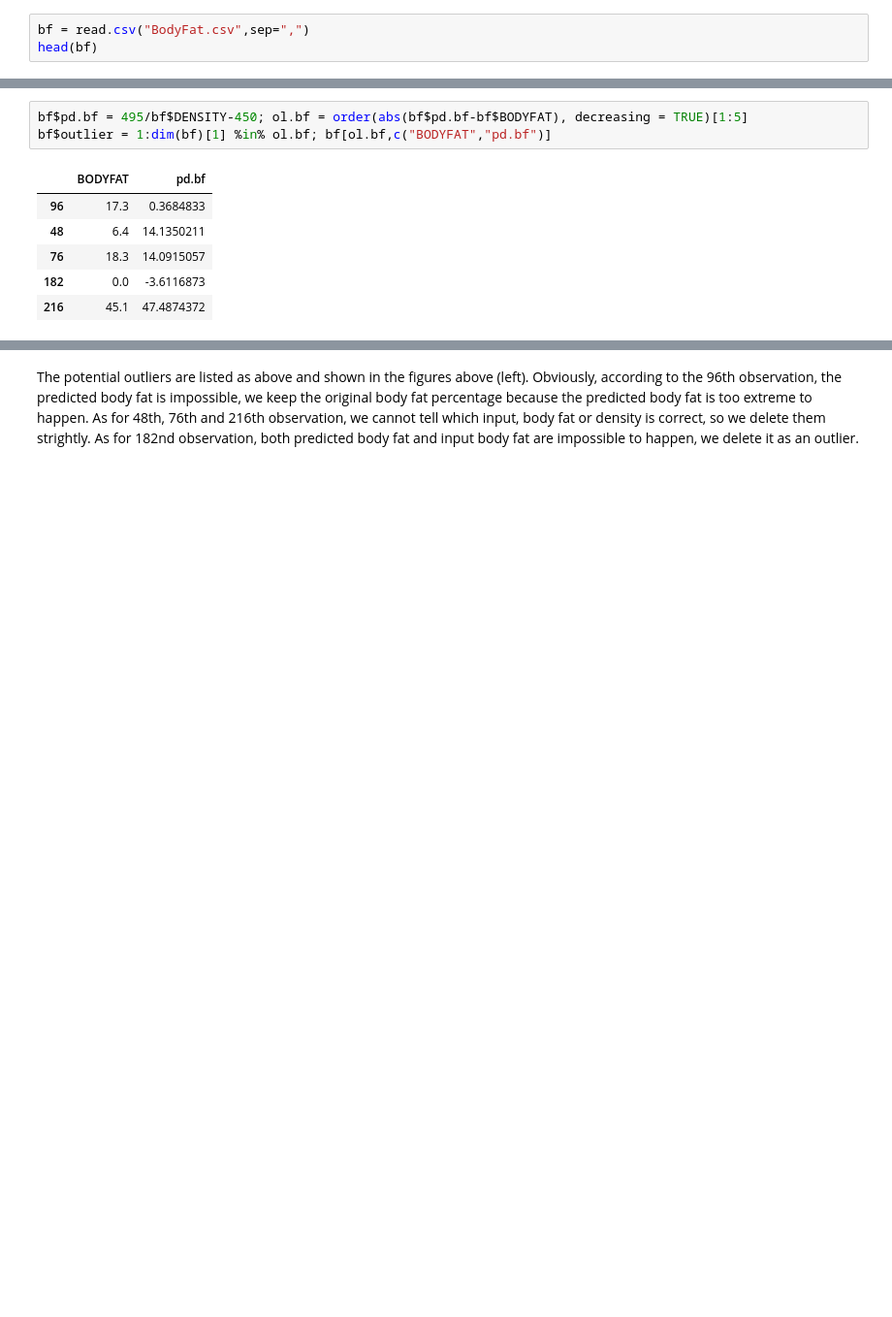
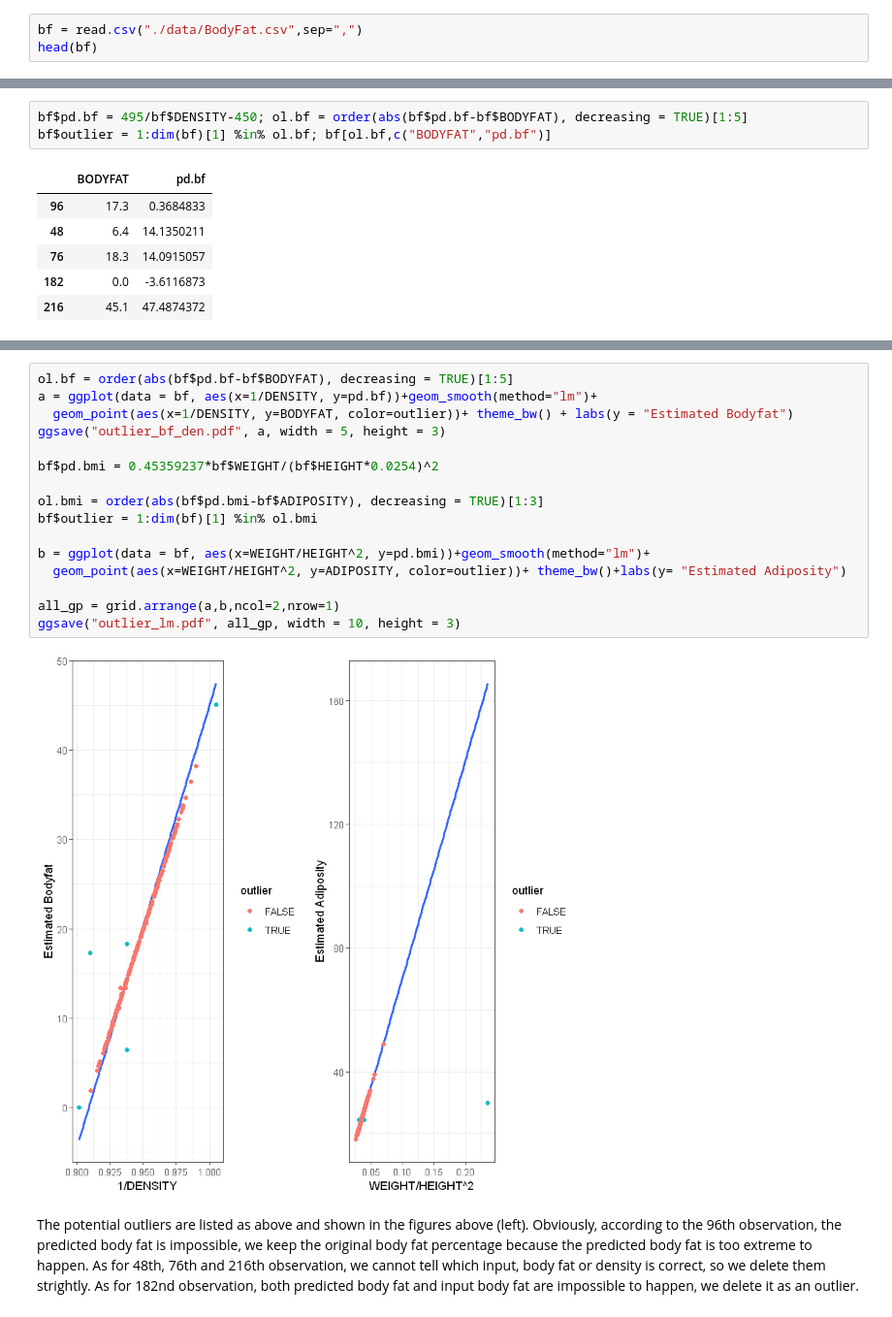
Before and after one commit to yzeng58/bodyfat-calculator, a Jupyter notebook: Jupiter_Summary.ipynb, the cells around one changed output, grey strips where cells are left out. Shown: that part at 97% size. Saved outputs shown, nothing was run; the diff lists cells and outputs as text; blank space fills up the shorter version.

```diff
--- a/Jupiter_Summary.ipynb
+++ b/Jupiter_Summary.ipynb
@@ -20,5 +29,5 @@ However, it is difficult for doctors to determine body volume (body density) by
 # %%
-bf = read.csv("BodyFat.csv",sep=",")
+bf = read.csv("./data/BodyFat.csv",sep=",")
 head(bf)
 # %% [output]
 | IDNO | BODYFAT | DENSITY | AGE | WEIGHT | HEIGHT | ADIPOSITY | NECK | CHEST | ABDOMEN | HIP | THIGH | ... |
@@ -51,3 +58,21 @@ bf$outlier = 1:dim(bf)[1] %in% ol.bf; bf[ol.bf,c("BODYFAT","pd.bf")]
+# %%
+ol.bf = order(abs(bf$pd.bf-bf$BODYFAT), decreasing = TRUE)[1:5]
+a = ggplot(data = bf, aes(x=1/DENSITY, y=pd.bf))+geom_smooth(method="lm")+
+  geom_point(aes(x=1/DENSITY, y=BODYFAT, color=outlier))+ theme_bw() + labs(y = "Estimated Bodyfat")
+ggsave("outlier_bf_den.pdf", a, width = 5, height = 3)
+
+bf$pd.bmi = 0.45359237*bf$WEIGHT/(bf$HEIGHT*0.0254)^2
+
+ol.bmi = order(abs(bf$pd.bmi-bf$ADIPOSITY), decreasing = TRUE)[1:3]
+bf$outlier = 1:dim(bf)[1] %in% ol.bmi
+
+b = ggplot(data = bf, aes(x=WEIGHT/HEIGHT^2, y=pd.bmi))+geom_smooth(method="lm")+
+  geom_point(aes(x=WEIGHT/HEIGHT^2, y=ADIPOSITY, color=outlier))+ theme_bw()+labs(y= "Estimated Adiposity")
+
+all_gp = grid.arrange(a,b,ncol=2,nrow=1)
+ggsave("outlier_lm.pdf", all_gp, width = 10, height = 3)
+# %% [output]
+[figure, added]
 # %% [markdown]
 The potential outliers are listed as above and shown in the figures above (left). Obviously, according to the 96th observation, the predicted body fat is impossible, we keep the original body fat percentage because the predicted body fat is too extreme to happen. As for 48th, 76th and 216th observation, we cannot tell which input, body fat or density is correct, so we delete them strightly. As for 182nd observation, both predicted body fat and input body fat are impossible to happen, we delete it as an outlier.
 # %%
```
Also changed, not shown: parts of 11 cells of this notebook.
